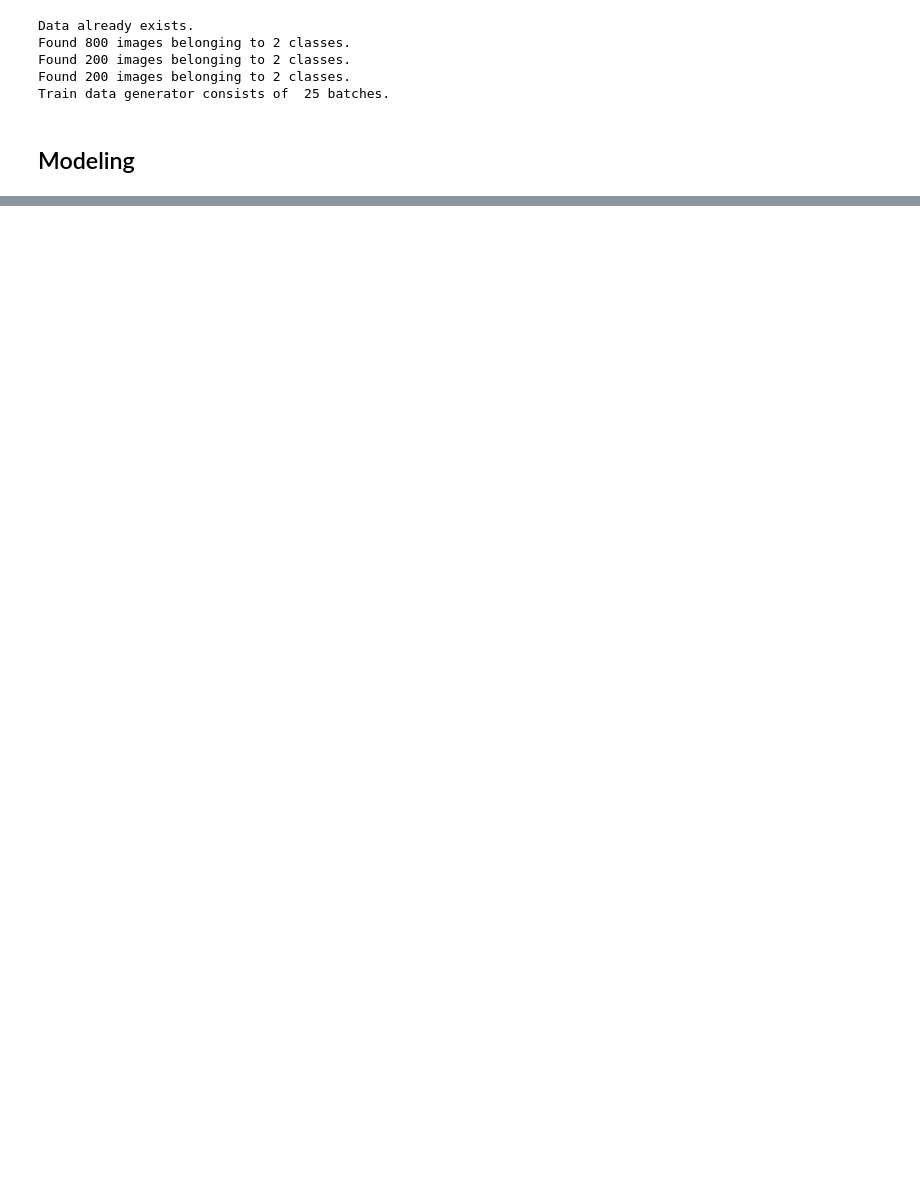
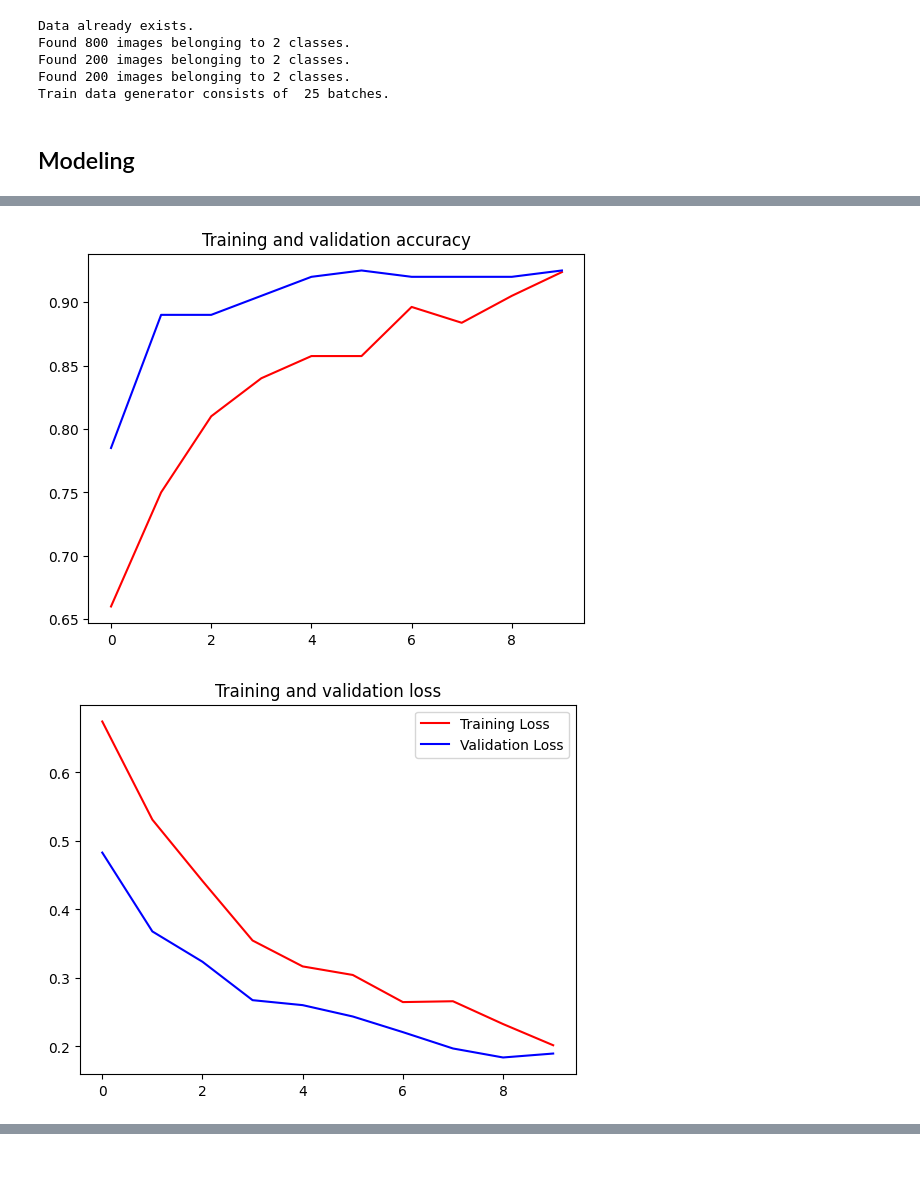
Before and after one commit to fridrichmrtn/ibm-ai-engineering, a Jupyter notebook: 03_deeplearning_keras_tf/final_project/final_project.ipynb, the cells around one changed output, grey strips where cells are left out. Cells and saved outputs as stored; diff of their text form; code cells hidden in the pictures; blank space fills up the shorter version.

```diff
--- a/03_deeplearning_keras_tf/final_project/final_project.ipynb
+++ b/03_deeplearning_keras_tf/final_project/final_project.ipynb
@@ -220,0 +246,4 @@ Epoch 10/10
+# %%
+finetuned_model = Modeling(data, "finetuned_or_vgg16").load_feature_extractor(trainable_layers=["block5_conv3"])\
+    .build_model().compile_model().train_model(epochs=10).plot_history()
+# %% [output]
@@ -220,0 +267,2 @@ Epoch 10/10
+[figure, added]
+[figure, added]
```
Also changed, not shown: parts of 7 cells of this notebook, 1 other file.
